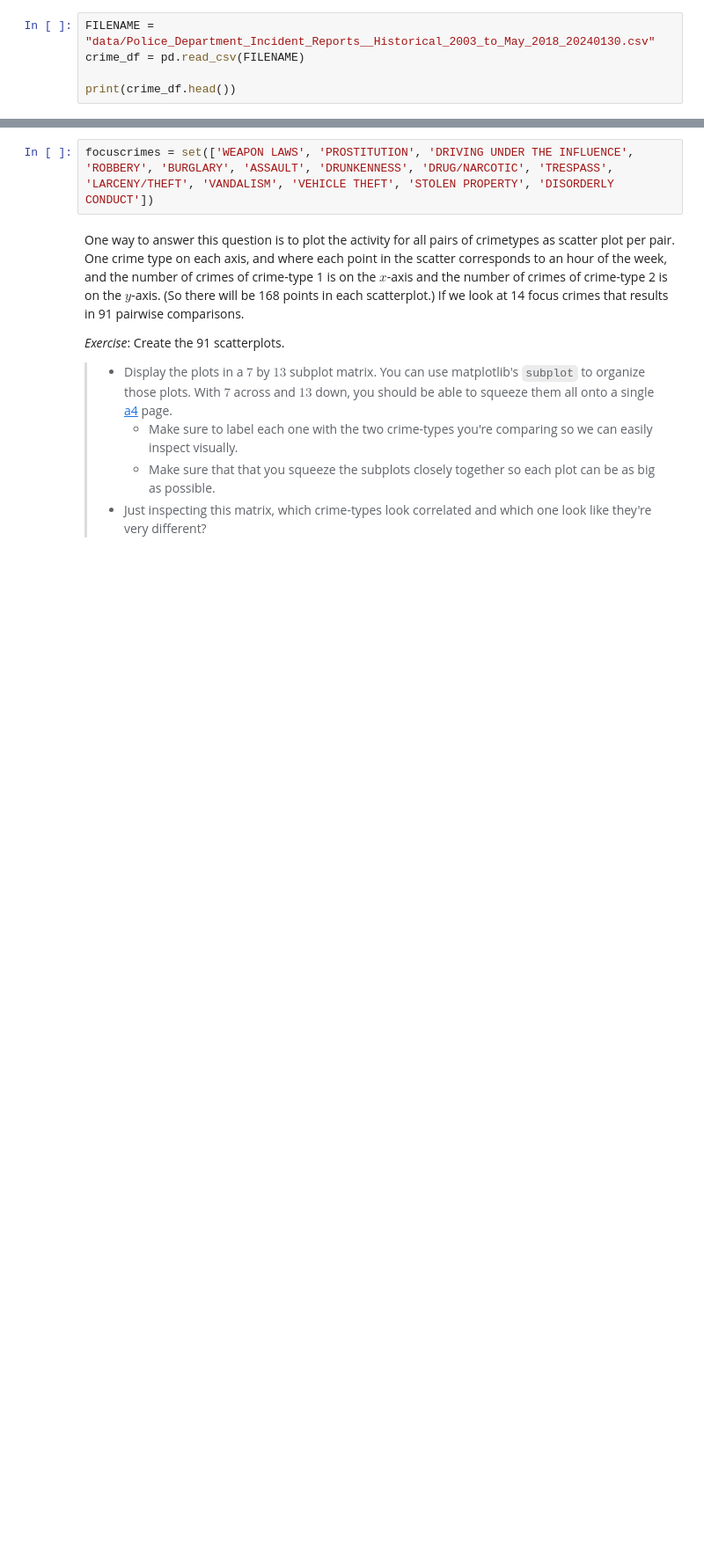
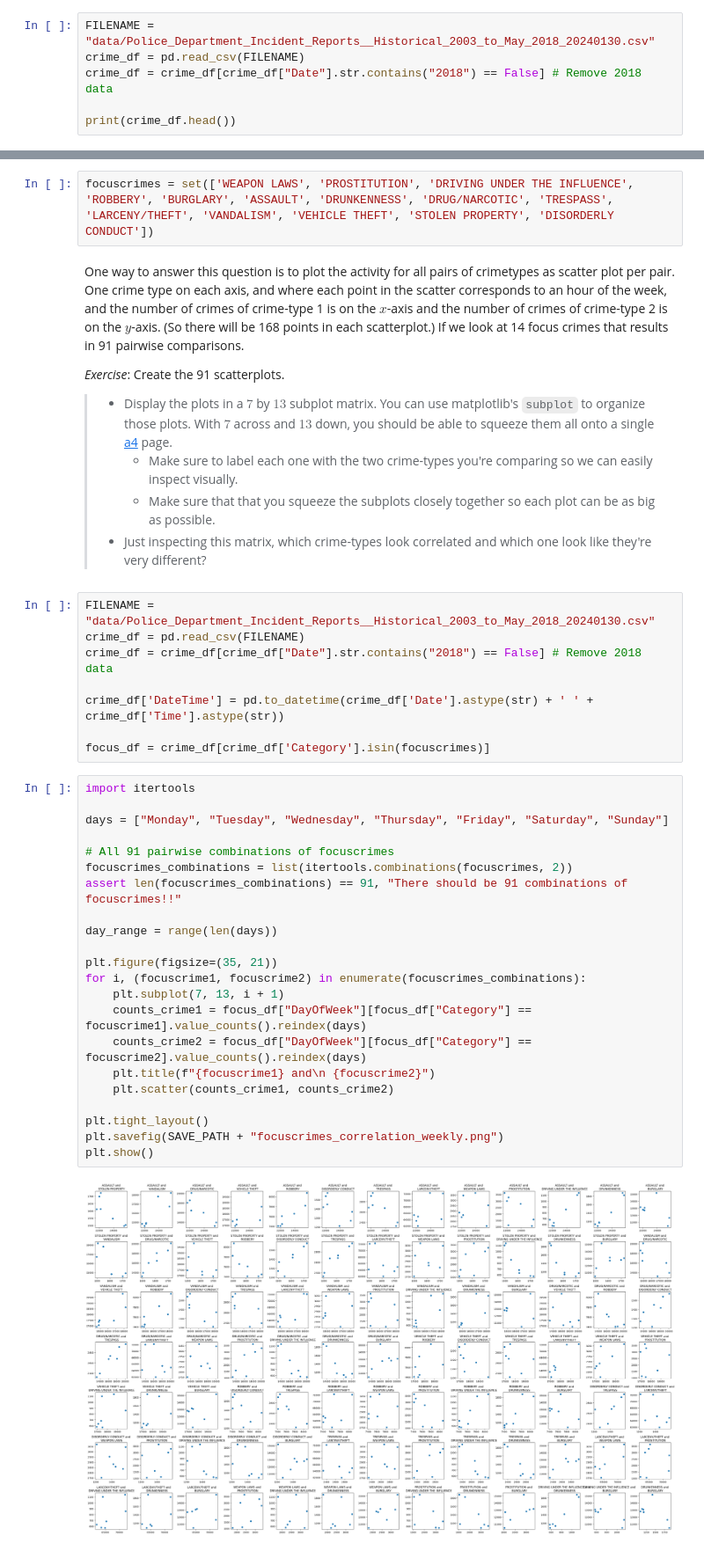
Before and after one commit to WeatherBoy/socialdata2024, a Jupyter notebook: lectures/Week5.ipynb, the cells around one changed output, grey strips where cells are left out. Shown at 88% size. Saved outputs shown, nothing was run; the diff lists cells and outputs as text; blank space fills up the shorter version.

Commit message:
:beers: I have no idea why there were so many changes

```diff
--- a/lectures/Week5.ipynb
+++ b/lectures/Week5.ipynb
@@ -50,6 +50,7 @@ SAVE_PATH = "plots/Week5/"
 # %%
 FILENAME = "data/Police_Department_Incident_Reports__Historical_2003_to_May_2018_20240130.csv"
 crime_df = pd.read_csv(FILENAME)
+crime_df = crime_df[crime_df["Date"].str.contains("2018") == False] # Remove 2018 data
 
 print(crime_df.head())
 # %% [output]
@@ -207,3 +210,35 @@ One way to answer this question is to plot the activity for all pairs of crimety
 >     * Make sure to label each one with the two crime-types you're comparing so we can easily inspect visually.
 >     * Make sure that that you squeeze the subplots closely together so each plot can be as big as possible.
 > * Just inspecting this matrix, which crime-types look correlated and which one look like they're very different?
+# %%
+FILENAME = "data/Police_Department_Incident_Reports__Historical_2003_to_May_2018_20240130.csv"
+crime_df = pd.read_csv(FILENAME)
+crime_df = crime_df[crime_df["Date"].str.contains("2018") == False] # Remove 2018 data
+
+crime_df['DateTime'] = pd.to_datetime(crime_df['Date'].astype(str) + ' ' + crime_df['Time'].astype(str))
+
+focus_df = crime_df[crime_df['Category'].isin(focuscrimes)]
+# %%
+import itertools
+
+days = ["Monday", "Tuesday", "Wednesday", "Thursday", "Friday", "Saturday", "Sunday"]
+
+# All 91 pairwise combinations of focuscrimes
+focuscrimes_combinations = list(itertools.combinations(focuscrimes, 2))
+assert len(focuscrimes_combinations) == 91, "There should be 91 combinations of focuscrimes!!"
+
+day_range = range(len(days))
+
+plt.figure(figsize=(35, 21))
+for i, (focuscrime1, focuscrime2) in enumerate(focuscrimes_combinations):
+    plt.subplot(7, 13, i + 1)
+    counts_crime1 = focus_df["DayOfWeek"][focus_df["Category"] == focuscrime1].value_counts().reindex(days)
+    counts_crime2 = focus_df["DayOfWeek"][focus_df["Category"] == focuscrime2].value_counts().reindex(days)
+    plt.title(f"{focuscrime1} and\n {focuscrime2}")
+    plt.scatter(counts_crime1, counts_crime2)
+
+plt.tight_layout()
+plt.savefig(SAVE_PATH + "focuscrimes_correlation_weekly.png")
+plt.show()
+# %% [output]
+[figure, added]
```
Also changed, not shown: parts of 4 cells of this notebook, 6 other files.
